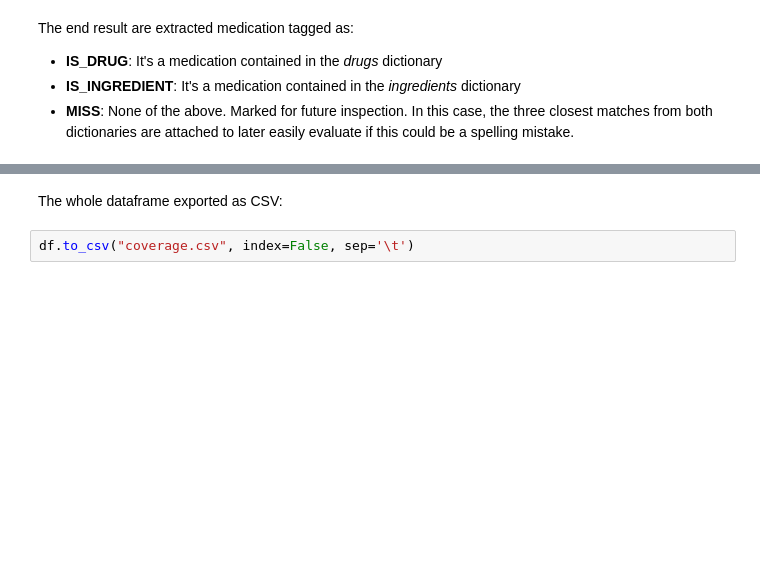
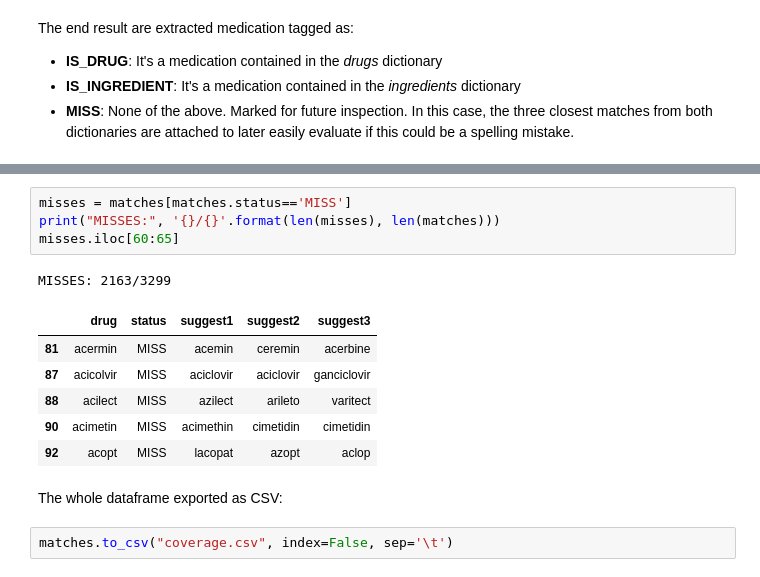
Before and after one commit to plopezgarcia/one-offs, a Jupyter notebook: drug-ingredients-matching/drug-ingredients-matching.ipynb, the cells around one changed output, grey strips where cells are left out. Drawn from its saved outputs; the diff is of its cells as text; blank space fills up the shorter version.

```diff
--- a/drug-ingredients-matching/drug-ingredients-matching.ipynb
+++ b/drug-ingredients-matching/drug-ingredients-matching.ipynb
@@ -171,4 +193,16 @@ df[df.status=='MISS'].iloc[100:105]
+# %%
+misses = matches[matches.status=='MISS']
+print("MISSES:", '{}/{}'.format(len(misses), len(matches)))
+misses.iloc[60:65]
+# %% [output]
+MISSES: 2163/3299
+|  | drug | status | suggest1 | suggest2 | suggest3 |
+| 81 | acermin | MISS | acemin | ceremin | acerbine |
+| 87 | acicolvir | MISS | aciclovir | aciclovir | ganciclovir |
+| 88 | acilect | MISS | azilect | arileto | varitect |
+| 90 | acimetin | MISS | acimethin | cimetidin | cimetidin |
+| 92 | acopt | MISS | lacopat | azopt | aclop |
 # %% [markdown]
 The whole dataframe exported as CSV:
 # %%
-df.to_csv("coverage.csv", index=False, sep='\t')
+matches.to_csv("coverage.csv", index=False, sep='\t')
```
Also changed, not shown: parts of 18 cells of this notebook.
